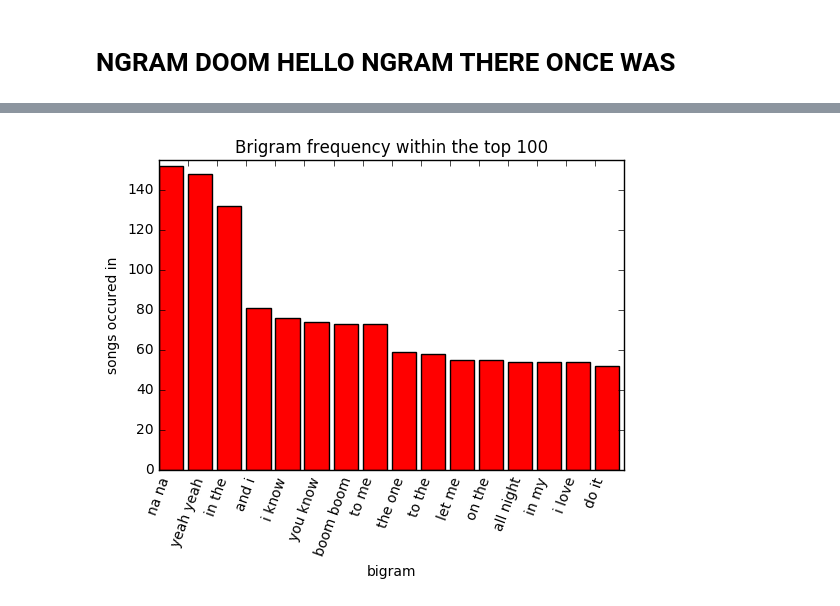
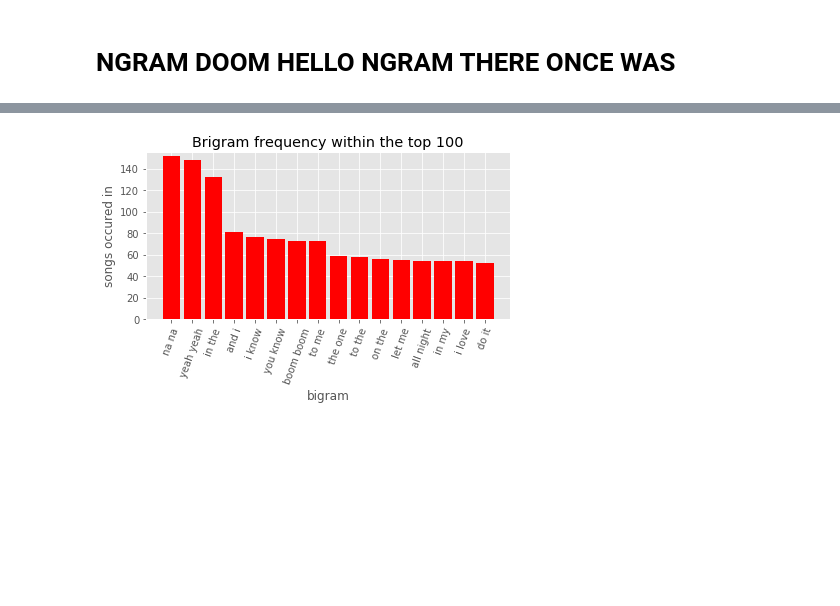
Before and after one commit to sssantos/141bravo, a Jupyter notebook: NGRAMS.ipynb, the cells around one changed output, grey strips where cells are left out. Drawn from its saved outputs; the diff is of its cells as text; code cells hidden in the pictures; blank space fills up the shorter version.

```diff
--- a/NGRAMS.ipynb
+++ b/NGRAMS.ipynb
@@ -175,6 +175,7 @@ bi_by_freq  = pd.DataFrame(shared_bigrams).sort_values(by="freq", ascending = Fa
 from plotly import __version__
 from plotly.offline import download_plotlyjs, init_notebook_mode, plot, iplot
 import matplotlib.pyplot as plt
+plt.style.use('ggplot')
 # %%
 tri_by_song_y = list(tri_by_songs["songs"])[0:16]
 plt.bar(range(16), tri_by_song_y, 1/1.2, color = "blue")
@@ -217,13 +221,14 @@ plt.show()
 # %%
 bi_by_freq_y = list(bi_by_freq["freq"])[0:16]
 plt.bar(range(16), bi_by_freq_y, 1/1.2, color = "red")
 plt.xticks(range(16), list(bi_by_freq["bigram"])[0:16])
 plt.xticks(rotation = 70)
 plt.ylim([0,155])
 plt.xlabel("bigram")
 plt.ylabel("songs occured in")
 plt.title("Brigram frequency within the top 100")
-plt.savefig("bi_by_freq.png")
+plt.tight_layout()
+plt.savefig("bi_by_freq.jpg")
 plt.show()
 # %% [output]
-[figure, old version]
+[figure, new version]
```
Also changed, not shown: parts of 4 cells of this notebook, 10 other files.
